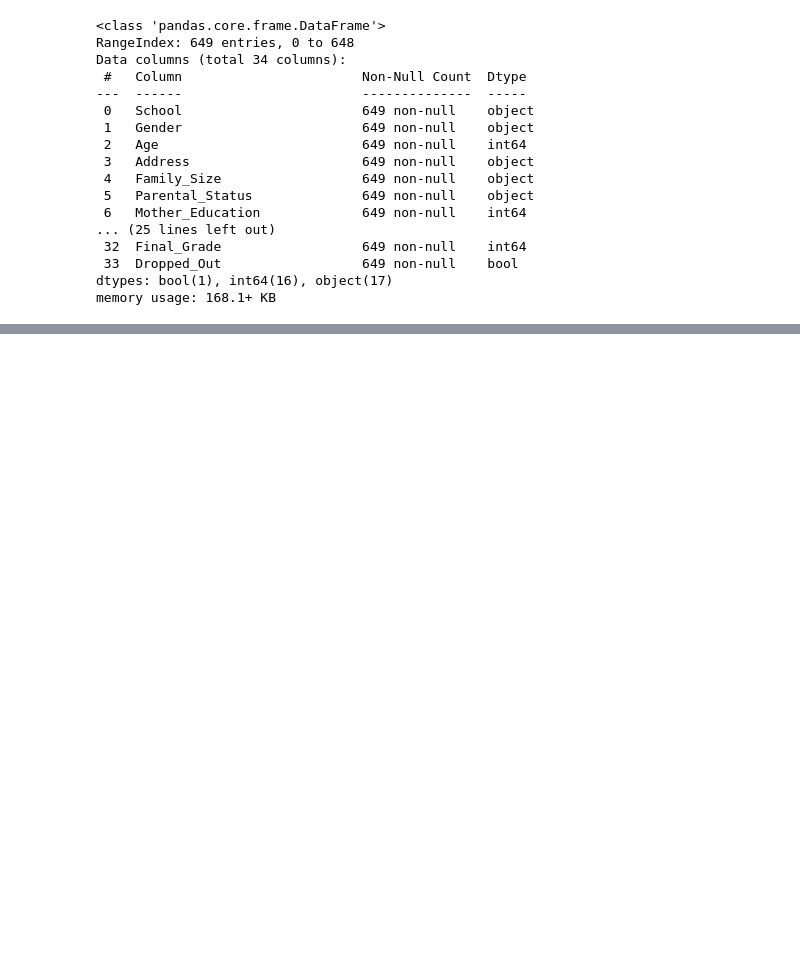
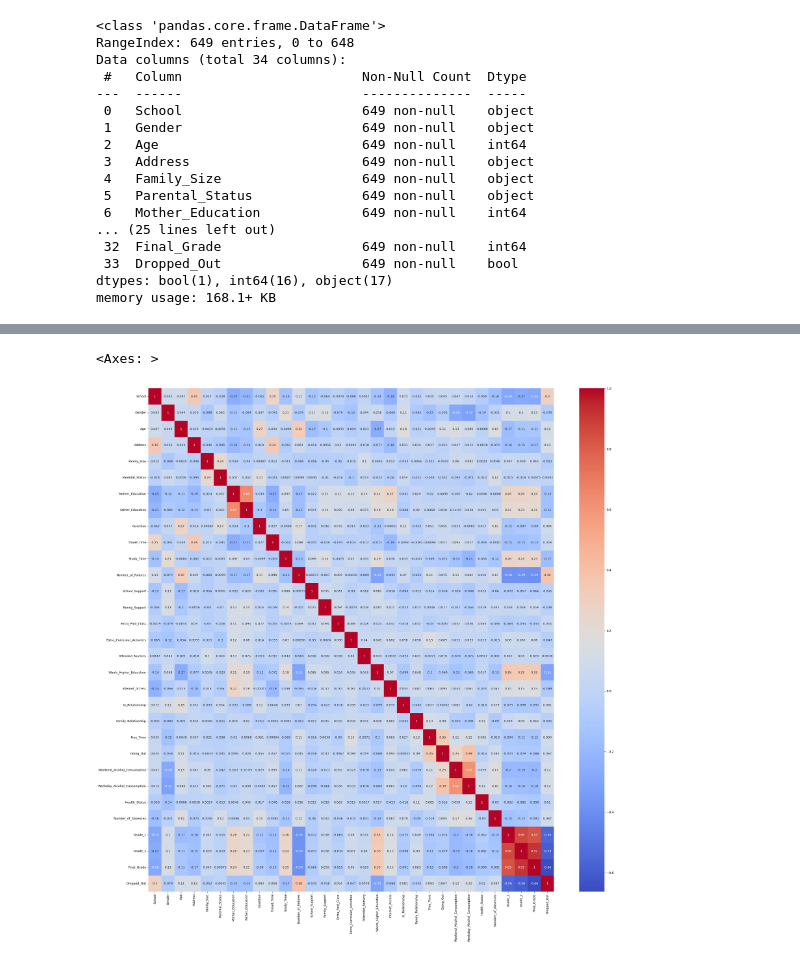
Before and after one commit to ReDI-School/F24-Berlin-Machine-Learning, a Jupyter notebook: navid_work_directory/homework_1/student_dropout_ML.ipynb, the cells around one changed output, grey strips where cells are left out. Cells and saved outputs as stored; diff of their text form; code cells hidden in the pictures; blank space fills up the shorter version.

```diff
--- a/navid_work_directory/homework_1/student_dropout_ML.ipynb
+++ b/navid_work_directory/homework_1/student_dropout_ML.ipynb
@@ -37,0 +44,21 @@ memory usage: 168.1+ KB
+# %%
+## convert categorial data to numerical or boolean
+df['Gender'] = df['Gender'].map({'F': 1, 'M': 0})
+df['School'] = df['School'].map({'GP': 0, 'MS': 1})
+df['Address'] = df['Address'].map({'U': 0, 'R': 1})
+df['Parental_Status'] = df['Parental_Status'].map({'T': 0, 'A': 1})
+df['Family_Size'] = df['Family_Size'].map({'GT3': 0, 'LE3': 1})
+df['Guardian'] = df['Guardian'].map({'father': 0, 'mother': 1, 'other':2})
+# df['Mother_Job'] = df['Mother_Job'].map({'at_home': 0, 'services': 1, 'health':2, 'teacher': 3, 'other': 4})
+# df['Father_Job'] = df['Father_Job'].map({'at_home': 0, 'services': 1, 'health':2, 'teacher': 3, 'other': 4})
+# df['Reason_for_Choosing_School'] = df['Reason_for_Choosing_School'].map({'course': 0, 'home': 1, 'reputation':2, 'other':3})
+
+
+df['School_Support'] = df['School_Support'].map({'no': False, 'yes': True}).astype('bool')
+df['Family_Support'] = df['Family_Support'].map({'no': False, 'yes': True}).astype('bool')
+df['Extra_Paid_Class'] = df['Extra_Paid_Class'].map({'no': False, 'yes': True}).astype('bool')
+df['Extra_Curricular_Activities'] = df['Extra_Curricular_Activities'].map({'no': False, 'yes': True}).astype('bool')
+df['Attended_Nursery'] = df['Attended_Nursery'].map({'no': False, 'yes': True}).astype('bool')
+df['Wants_Higher_Education'] = df['Wants_Higher_Education'].map({'no': False, 'yes': True}).astype('bool')
+df['Internet_Access'] = df['Internet_Access'].map({'no': False, 'yes': True}).astype('bool')
+df['In_Relationship'] = df['In_Relationship'].map({'no': False, 'yes': True}).astype('bool')
@@ -37,0 +97,5 @@ memory usage: 168.1+ KB
+# %%
+#Dropping some columns
+df = df.drop("Mother_Job", axis=1)
+df = df.drop("Father_Job", axis=1)
+df = df.drop("Reason_for_Choosing_School", axis=1)
@@ -37,0 +140,10 @@ memory usage: 168.1+ KB
+# %%
+import matplotlib.pyplot as plt
+#specify size of heatmap
+fig, ax = plt.subplots(figsize=(30, 30))
+
+#create seaborn heatmap
+sns.heatmap(df.corr(), annot=True, cmap='coolwarm')
+# %% [output]
+<Axes: >
+[figure, added]
```
Also changed, not shown: parts of 14 cells of this notebook.
